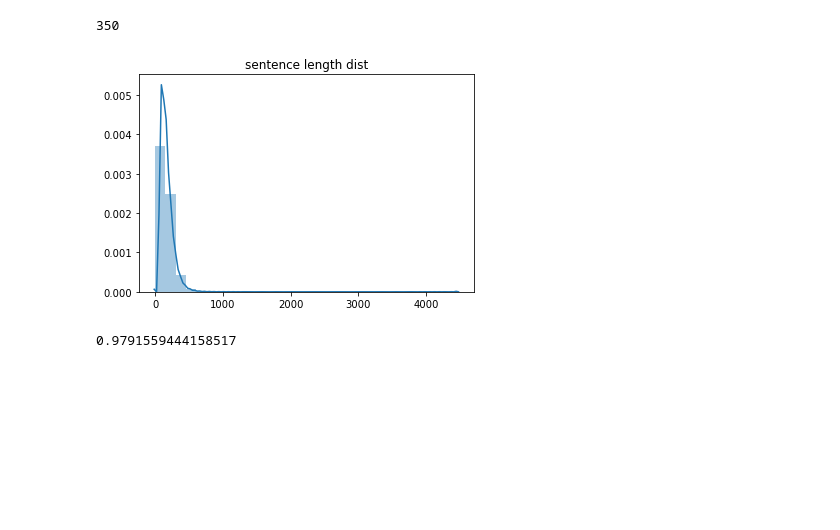
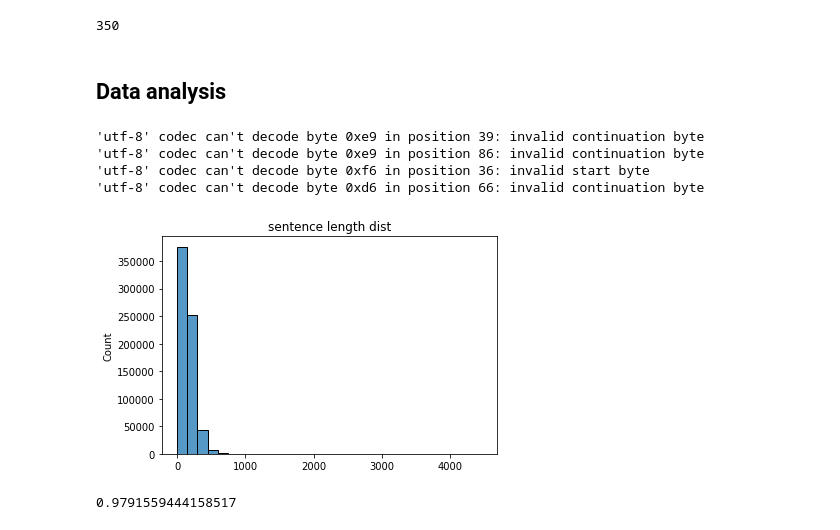
Before and after one commit to Saibo-creator/ContrastRetrieval, a Jupyter notebook: preprocess_summ.ipynb, the cells around one changed output. Drawn from its saved outputs; the diff is of its cells as text; code cells hidden in the pictures; blank space fills up the shorter version.

```diff
--- a/preprocess_summ.ipynb
+++ b/preprocess_summ.ipynb
@@ -32,6 +13,9 @@ datasetConfig=DatasetConfig("AUS")
 # %%
 dir_path=datasetConfig.raw_path
 # output_fn="datasets/summarization/summ.tsv"
+# %%
+sentence_pattern='<sentence id="s[0-9]*">(.*)</sentence>'
+catchphrase_pattern='<catchphrase "id=c[0-9]*">(.*)</catchphrase>'
 # %%
 
 fpaths=list_all_files(dir_path)
@@ -404,6 +388,29 @@ len(split_to_item_to_nreviews['test'])
 len(split_to_item_to_nreviews['val'])
 # %% [output]
 350
+# %% [markdown]
+## Data analysis
+# %%
+case_collection={}
+n=0
+fnames=os.listdir(dir_path)
+for fname in fnames:
+    fpath=dir_path+fname
+    with open(fpath,'r')as file:
+        try:
+            doc=file.read()
+            sentences=re.findall(sentence_pattern, doc)
+            catchphrases=re.findall(catchphrase_pattern, doc)
+            case_collection[fname]={}
+            case_collection[fname]["sentences"]=sentences
+            case_collection[fname]["catchphrases"]=catchphrases
+        except Exception as e:
+            print(e)
+# %% [output]
+'utf-8' codec can't decode byte 0xe9 in position 39: invalid continuation byte
+'utf-8' codec can't decode byte 0xe9 in position 86: invalid continuation byte
+'utf-8' codec can't decode byte 0xf6 in position 36: invalid start byte
+'utf-8' codec can't decode byte 0xd6 in position 66: invalid continuation byte
 # %%
 sent_length=[]
 catch_length=[]
@@ -415,11 +422,14 @@ sent_length_flat=[l for sents in sent_length for l in sents]
 max_sent_length=[max(sents) for sents in sent_length]
 catch_length_flat=[l for sents in catch_length for l in sents ]
 # %%
-sns_plot=sns.distplot(sent_length_flat,bins=30).set_title("sentence length dist")
+sns_plot=sns.histplot(sent_length_flat,bins=30).set_title("sentence length dist")
 fig = sns_plot.get_figure()
-fig.savefig("../../LegalBert/img/sentence_length_dist.png")
+savepath="./img/sentence_length_dist.png"
+if not os.path.exists(savepath):
+    fig.savefig(savepath)
+    print("fig saved")
 # %% [output]
-[figure, old version]
+[figure, new version]
 # %%
 sum(np.array(max_sent_length)<1200)/len(max_sent_length)
 # %% [output]
```
Also changed, not shown: parts of 15 cells of this notebook, 14 other files.
